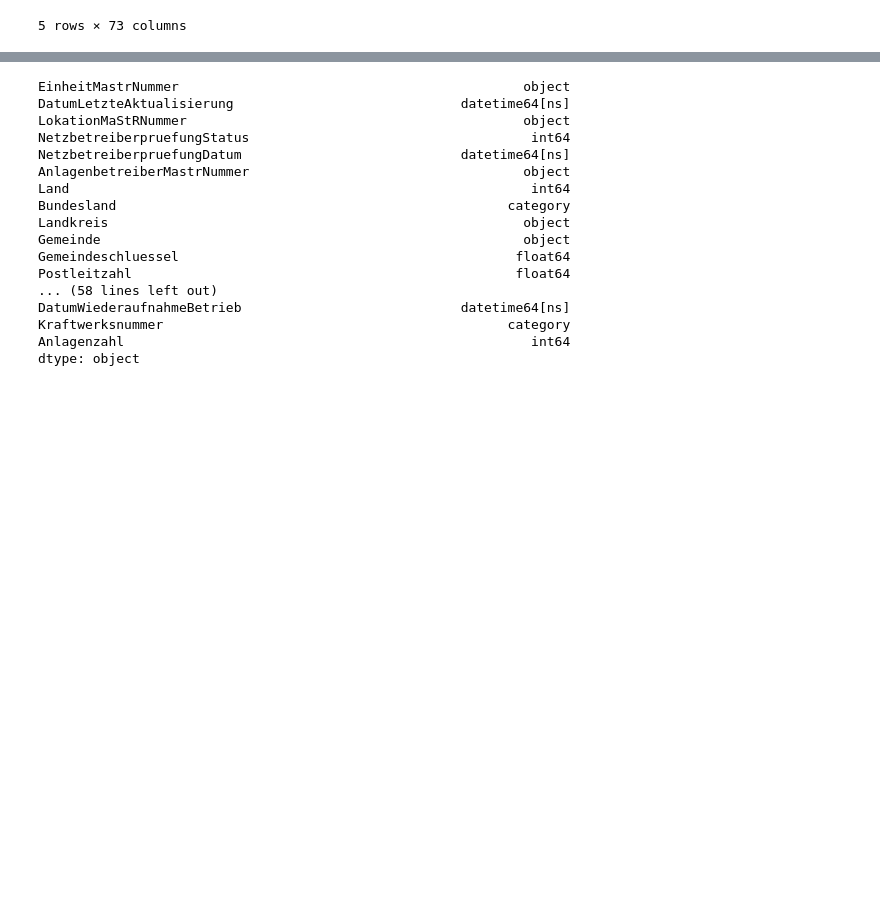
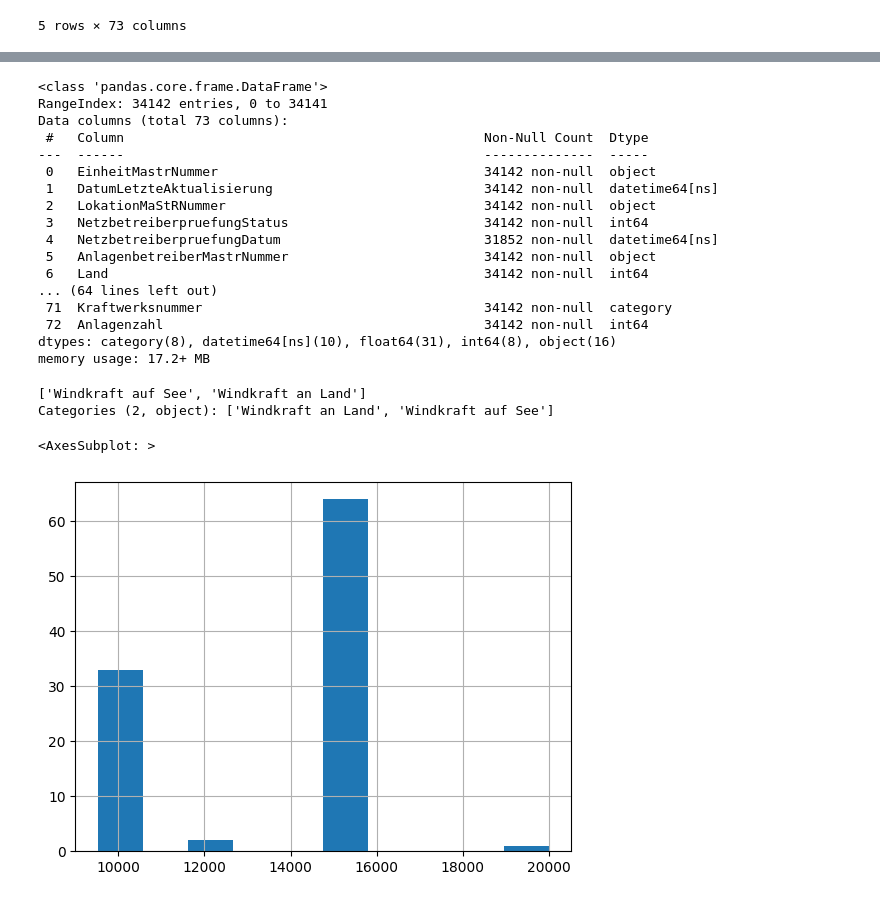
Before and after one commit to clwehner/GirlsDay23, a Jupyter notebook: UBAGirlsDay23_dataLoad.ipynb, the cells around one changed output, grey strips where cells are left out. Saved outputs shown, nothing was run; the diff lists cells and outputs as text; code cells hidden in the pictures; blank space fills up the shorter version.

Commit message:
Add first data analysis

```diff
--- a/UBAGirlsDay23_dataLoad.ipynb
+++ b/UBAGirlsDay23_dataLoad.ipynb
@@ -46,20 +46,30 @@ MaStRWind.describe()
 # %%
-MaStRWind.dtypes
+MaStRWind.info()
 # %% [output]
-EinheitMastrNummer                                            object
-DatumLetzteAktualisierung                             datetime64[ns]
-LokationMaStRNummer                                           object
-NetzbetreiberpruefungStatus                                    int64
-NetzbetreiberpruefungDatum                            datetime64[ns]
-AnlagenbetreiberMastrNummer                                   object
-Land                                                           int64
-Bundesland                                                  category
-Landkreis                                                     object
-Gemeinde                                                      object
-Gemeindeschluessel                                           float64
-Postleitzahl                                                 float64
-... (58 lines left out)
-DatumWiederaufnahmeBetrieb                            datetime64[ns]
-Kraftwerksnummer                                            category
-Anlagenzahl                                                    int64
-dtype: object
+<class 'pandas.core.frame.DataFrame'>
+RangeIndex: 34142 entries, 0 to 34141
+Data columns (total 73 columns):
+ #   Column                                              Non-Null Count  Dtype
+---  ------                                              --------------  -----
+ 0   EinheitMastrNummer                                  34142 non-null  object
+ 1   DatumLetzteAktualisierung                           34142 non-null  datetime64[ns]
+ 2   LokationMaStRNummer                                 34142 non-null  object
+ 3   NetzbetreiberpruefungStatus                         34142 non-null  int64
+ 4   NetzbetreiberpruefungDatum                          31852 non-null  datetime64[ns]
+ 5   AnlagenbetreiberMastrNummer                         34142 non-null  object
+ 6   Land                                                34142 non-null  int64
+... (64 lines left out)
+ 71  Kraftwerksnummer                                    34142 non-null  category
+ 72  Anlagenzahl                                         34142 non-null  int64
+dtypes: category(8), datetime64[ns](10), float64(31), int64(8), object(16)
+memory usage: 17.2+ MB
+# %%
+MaStRWind["Lage"].unique()
+# %% [output]
+['Windkraft auf See', 'Windkraft an Land']
+Categories (2, object): ['Windkraft an Land', 'Windkraft auf See']
+# %%
+MaStRWind["Nettonennleistung"].nlargest(n=100).hist()
+# %% [output]
+<AxesSubplot: >
+[figure, added]
```
Also changed, not shown: parts of 6 cells of this notebook.
